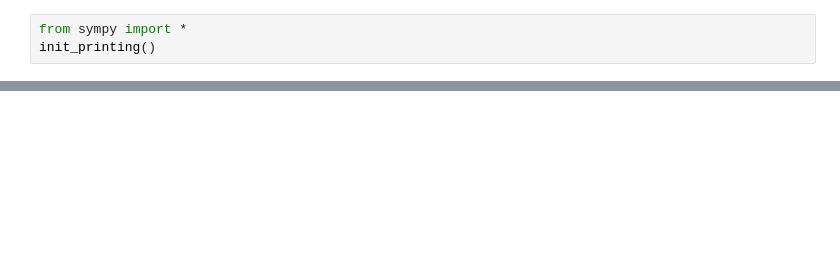
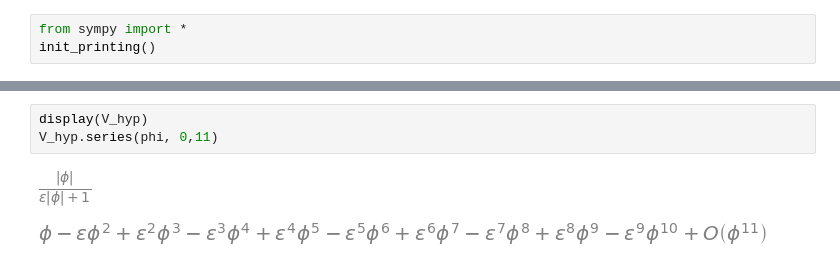
Before and after one commit to jstreibel/StudioSlab, a Jupyter notebook: Studios/Fields/Tools/DataAnalysis/ipynb/scribbles/other_regularizations.ipynb, the cells around one changed output, grey strips where cells are left out. Cells and saved outputs as stored; diff of their text form; blank space fills up the shorter version.

```diff
--- a/Studios/Fields/Tools/DataAnalysis/ipynb/scribbles/other_regularizations.ipynb
+++ b/Studios/Fields/Tools/DataAnalysis/ipynb/scribbles/other_regularizations.ipynb
@@ -92,0 +19,6 @@ NameError: name 'Gamma' is not defined
+# %%
+display(V_hyp)
+V_hyp.series(phi, 0,11)
+# %% [output]
+[figure, added]
+[figure, added]
```
Also changed, not shown: parts of 16 cells of this notebook, 43 other files.
